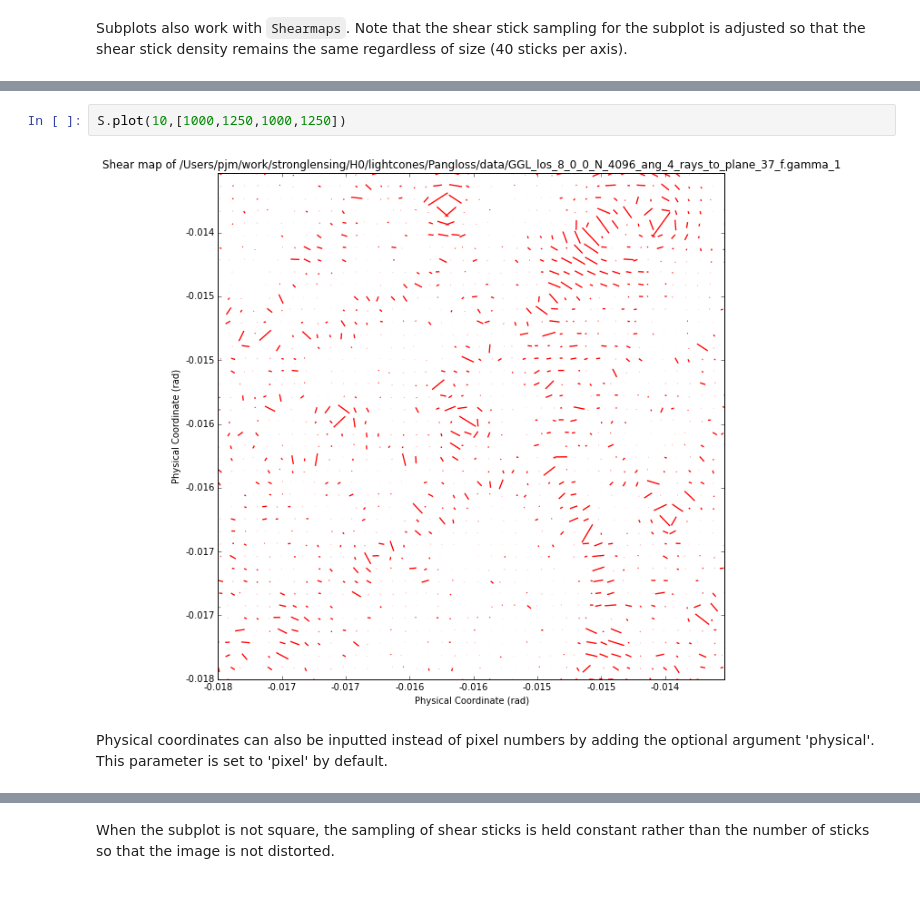
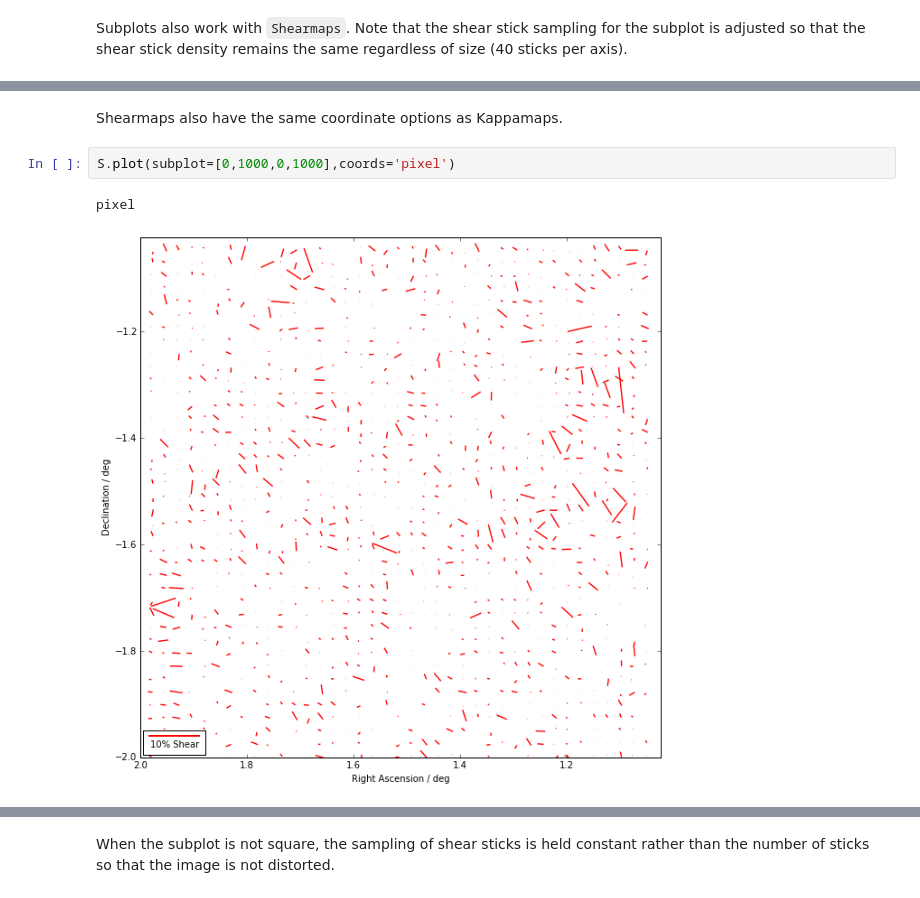
Before and after one commit to drphilmarshall/Pangloss, a Jupyter notebook: demos/WLMapsDemo.ipynb, the cells around one changed output, grey strips where cells are left out. Drawn from its saved outputs; the diff is of its cells as text.

```diff
--- a/demos/WLMapsDemo.ipynb
+++ b/demos/WLMapsDemo.ipynb
@@ -169,6 +173,7 @@ Subplots also work with `Shearmaps`. Note that the shear stick sampling for the
+# %% [markdown]
+Shearmaps also have the same coordinate options as Kappamaps.
 # %%
-S.plot(10,[1000,1250,1000,1250])
+S.plot(subplot=[0,1000,0,1000],coords='pixel')
 # %% [output]
+pixel
-[figure, old version]
+[figure, new version]
-# %% [markdown]
-Physical coordinates can also be inputted instead of pixel numbers by adding the optional argument 'physical'. This parameter is set to 'pixel' by default.
```
Also changed, not shown: parts of 22 cells of this notebook.
